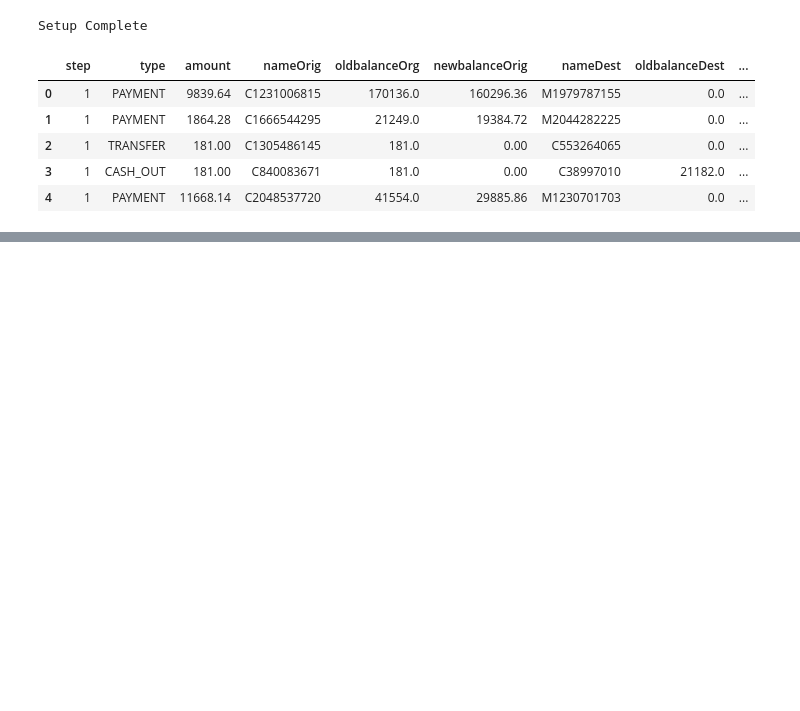
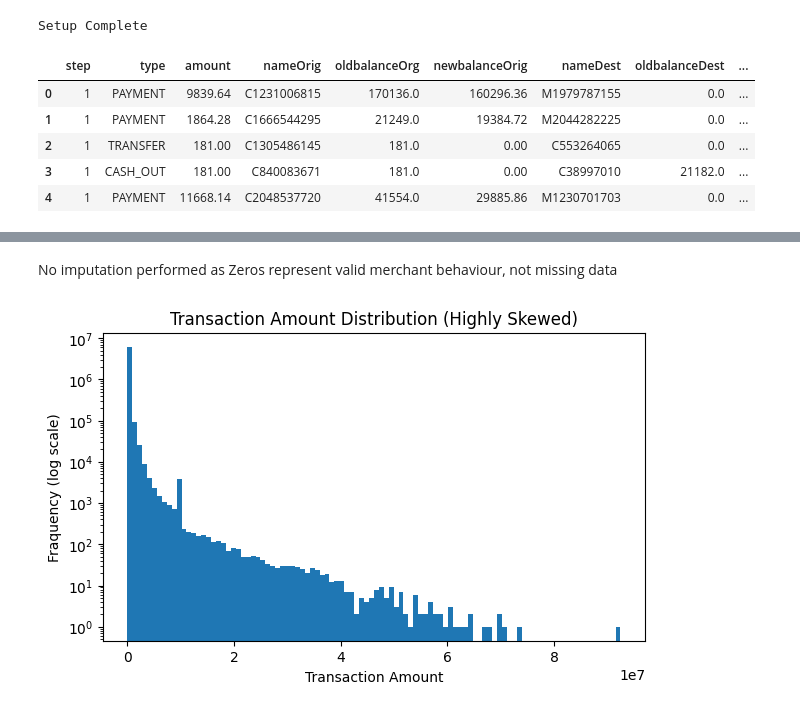
Before and after one commit to codebyyashvi/Bank_Fraud_Detection, a Jupyter notebook: Analysis.ipynb, the cells around one changed output, grey strips where cells are left out. Drawn from its saved outputs; the diff is of its cells as text; code cells hidden in the pictures; blank space fills up the shorter version.

```diff
--- a/Analysis.ipynb
+++ b/Analysis.ipynb
@@ -42,0 +103,17 @@ df.head()
+# %% [markdown]
+No imputation performed as Zeros represent valid merchant behaviour, not missing data
+# %%
+# Outlier Handling
+df['amount'].describe()
+
+# Visualize Skewness
+
+plt.figure(figsize=(7,4))
+plt.hist(df['amount'], bins=100)
+plt.yscale('log')
+plt.xlabel('Transaction Amount')
+plt.ylabel('Fraquency (log scale)')
+plt.title('Transaction Amount Distribution (Highly Skewed)')
+plt.show()
+# %% [output]
+[figure, added]
```
Also changed, not shown: parts of 4 cells of this notebook.
